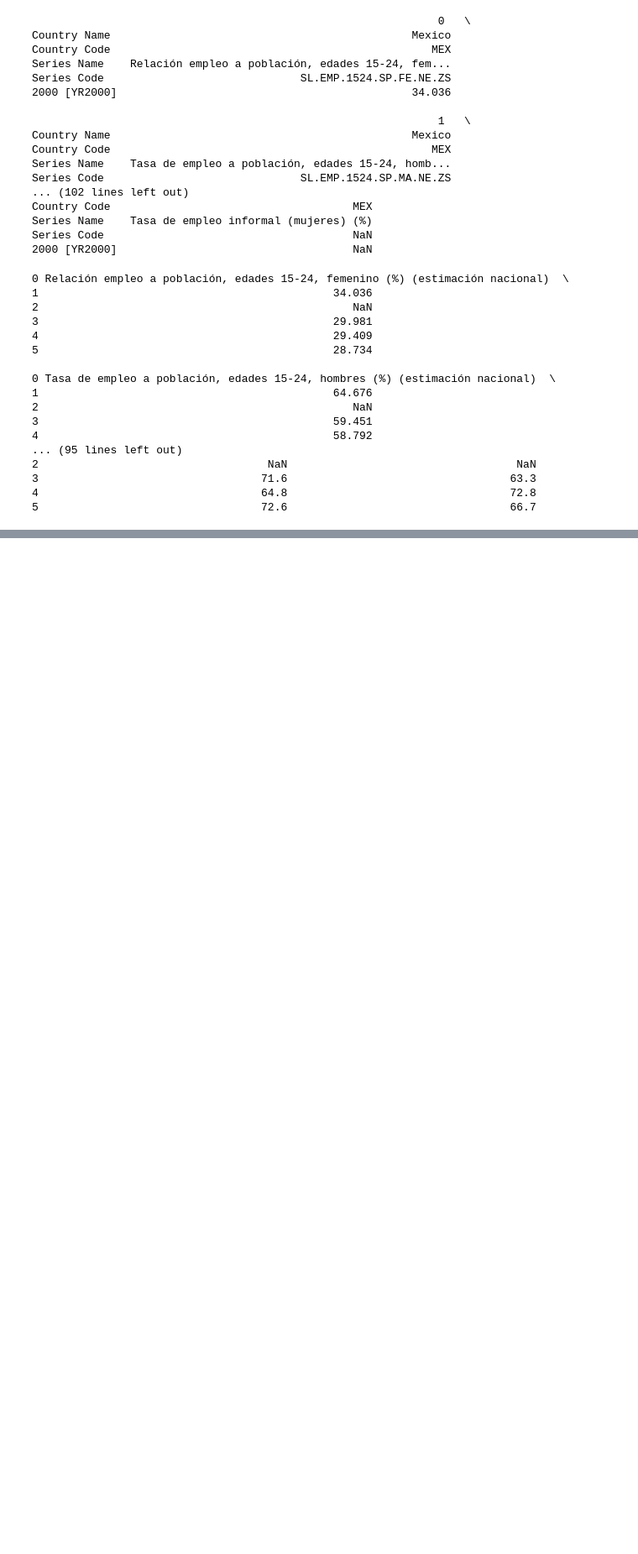
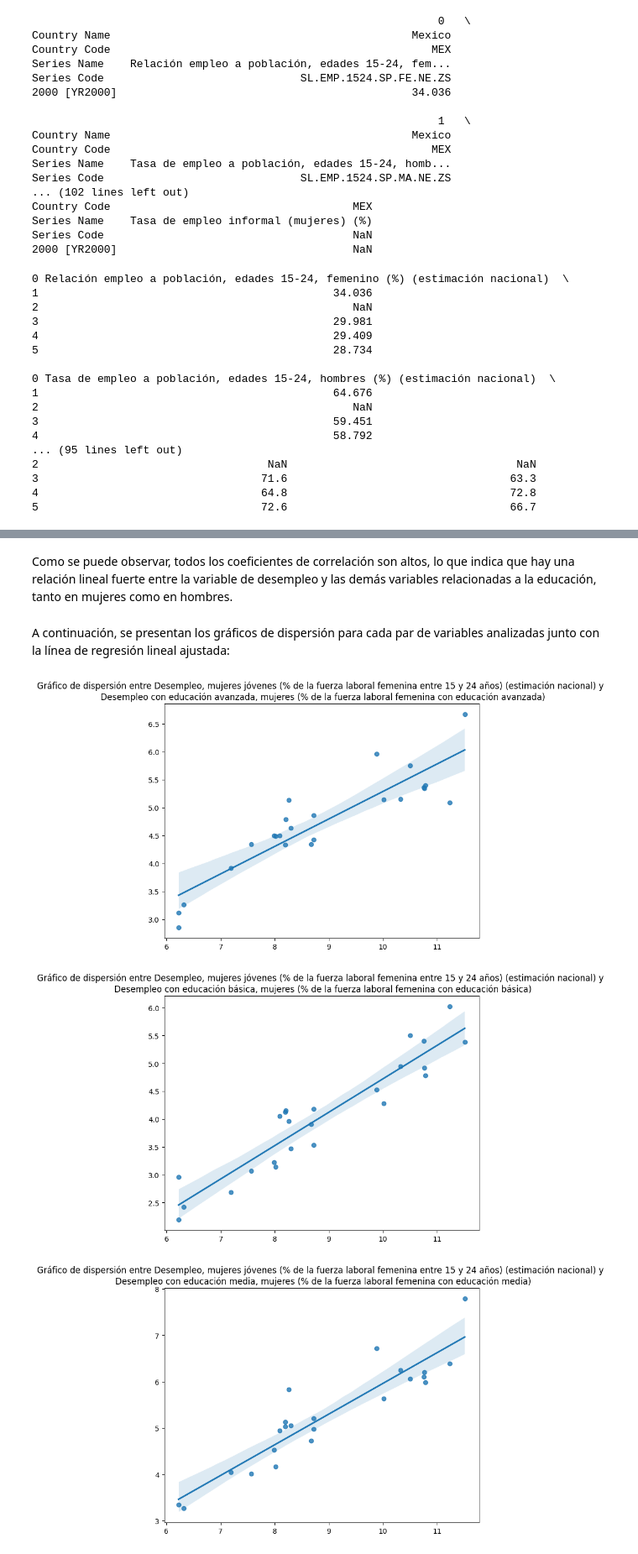
Before and after one commit to OsmarSantana369/Ejercicios, a Jupyter notebook: Analitica de datos/Q/ProyectoQProbabilidadDesempleo.ipynb, the cells around one changed output, grey strips where cells are left out. Shown at 84% size. Drawn from its saved outputs; the diff is of its cells as text; code cells hidden in the pictures; blank space fills up the shorter version.

```diff
--- a/Analitica de datos/Q/ProyectoQProbabilidadDesempleo.ipynb
+++ b/Analitica de datos/Q/ProyectoQProbabilidadDesempleo.ipynb
@@ -138,5 +138,17 @@ Rango: 4.978000000000001
 [figure]
 ... (22 outputs left out)
 # %%
-# Se eliminarán las primeras cuatro columnas y se hará un análisis bivariado entre las variables restantes
-data_bivariado = data.drop(columns=data.columns[:4])
+# Se eliminarán las primeras cuatro columnas y la número 13 hacia la 17
+data_bivariado = data.drop(columns=data.columns[:4].tolist() + data.columns[12:17].tolist(), errors='ignore')
+mujeres = data_bivariado[data_bivariado.columns[[0, 2, 4, 6]]]
+hombres = data_bivariado[data_bivariado.columns[[1, 3, 5, 7]]]
+# %%
+# Obtener el coeficiente de correlación de Pearson entre la variable de la primer columna del Data Frame de mujeres y el resto de columnas
+for column in mujeres.columns[1:]:
+	correlation = mujeres[mujeres.columns[0]].astype(float).corr(mujeres[column].astype(float))
+	print(f"Coeficiente de correlación de Pearson entre {mujeres.columns[0]} y {column} es: {correlation}")
+
+# Obtener el coeficiente de correlación de Pearson entre la variable de la primer columna del Data Frame de hombres y el resto de columnas
+for column in hombres.columns[1:]:
+	correlation = hombres[hombres.columns[0]].astype(float).corr(hombres[column].astype(float))
+	print(f"Coeficiente de correlación de Pearson entre {hombres.columns[0]} y {column} es: {correlation}")
@@ -142,0 +162,25 @@ data_bivariado = data.drop(columns=data.columns[:4])
+# %% [markdown]
+Como se puede observar, todos los coeficientes de correlación son altos, lo que indica que hay una relación lineal fuerte entre la variable de desempleo y las demás variables relacionadas a la educación, tanto en mujeres como en hombres.
+# %% [markdown]
+A continuación, se presentan los gráficos de dispersión para cada par de variables analizadas junto con la línea de regresión lineal ajustada:
+# %%
+# Generar gráficos de dispersión con línea de regresión para cada par de variables analizadas
+for column in mujeres.columns[1:]:
+	plt.figure(figsize=(8, 6))
+	sns.regplot(x=mujeres[mujeres.columns[0]].astype(float), y=mujeres[column].astype(float))
+	plt.title(f"Gráfico de dispersión entre {mujeres.columns[0]} y \n {column}")
+	plt.xlabel("")
+	plt.ylabel("")
+	plt.show()
+
+for column in hombres.columns[1:]:
+	plt.figure(figsize=(8, 6))
+	sns.regplot(x=hombres[hombres.columns[0]].astype(float), y=hombres[column].astype(float))
+	plt.title(f"Gráfico de dispersión entre {hombres.columns[0]} y \n {column}")
+	plt.xlabel("")
+	plt.ylabel("")
+	plt.show()
+# %% [output]
+[figure, added]
+[figure, added]
+[figure, added]
```
Also changed, not shown: parts of 3 cells of this notebook, 1 other file.
